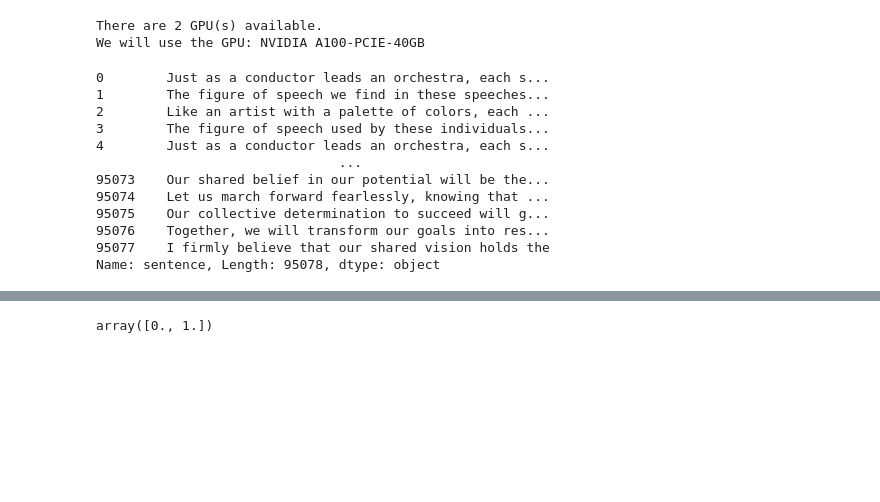
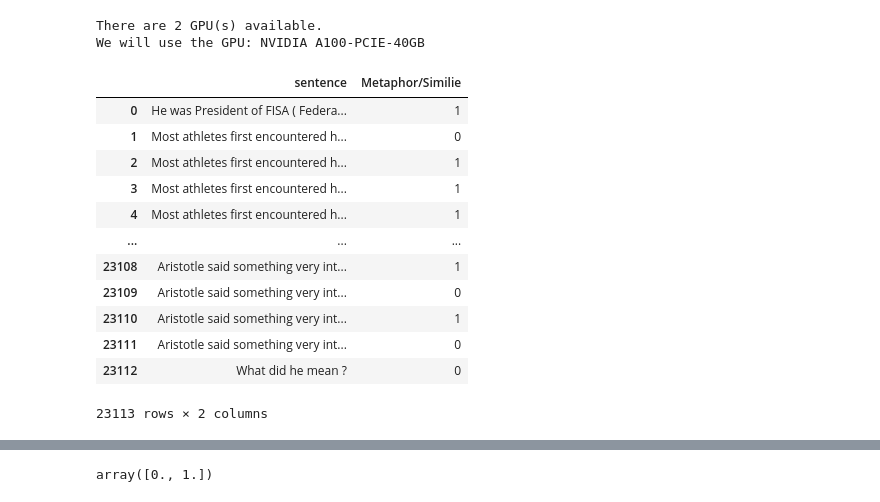
Before and after one commit to DataScienceLabFHSWF/CharismaAI, a Jupyter notebook: notebooks/CharismaBERT.ipynb, the cells around one changed output, grey strips where cells are left out. Cells and saved outputs as stored; diff of their text form; code cells hidden in the pictures; blank space fills up the shorter version.

```diff
--- a/notebooks/CharismaBERT.ipynb
+++ b/notebooks/CharismaBERT.ipynb
@@ -34,18 +34,19 @@ vua_metaphor = vua_metaphor[['sentence', 'label']]
 moral_conv = pd.read_csv('../corpora/moral_convictions.csv')
 generated_tactics = pd.read_csv('../corpora/all_generated_tactics.csv').drop("Unnamed: 0", axis=1)
 generated_tactics['sentence'] = generated_tactics['sentence'].apply(lambda x: str(x).replace('"', ''))
-# %%
-generated_tactics['sentence']
-# %% [output]
-0        Just as a conductor leads an orchestra, each s...
-1        The figure of speech we find in these speeches...
-2        Like an artist with a palette of colors, each ...
-3        The figure of speech used by these individuals...
-4        Just as a conductor leads an orchestra, each s...
-                               ...
-95073    Our shared belief in our potential will be the...
-95074    Let us march forward fearlessly, knowing that ...
-95075    Our collective determination to succeed will g...
-95076    Together, we will transform our goals into res...
-95077    I firmly believe that our shared vision holds the
-Name: sentence, Length: 95078, dtype: object
+# %%
+vua_metaphor
+# %% [output]
+|  | sentence | Metaphor/Similie |
+| 0 | He was President of FISA ( Federa... | 1 |
+| 1 | Most athletes first encountered h... | 0 |
+| 2 | Most athletes first encountered h... | 1 |
+| 3 | Most athletes first encountered h... | 1 |
+| 4 | Most athletes first encountered h... | 1 |
+| ... | ... | ... |
+| 23108 | Aristotle said something very int... | 1 |
+| 23109 | Aristotle said something very int... | 0 |
+| 23110 | Aristotle said something very int... | 1 |
+| 23111 | Aristotle said something very int... | 0 |
+| 23112 | What did he mean ? | 0 |
+23113 rows × 2 columns
```
Also changed, not shown: parts of 18 cells of this notebook, 2 other files.
